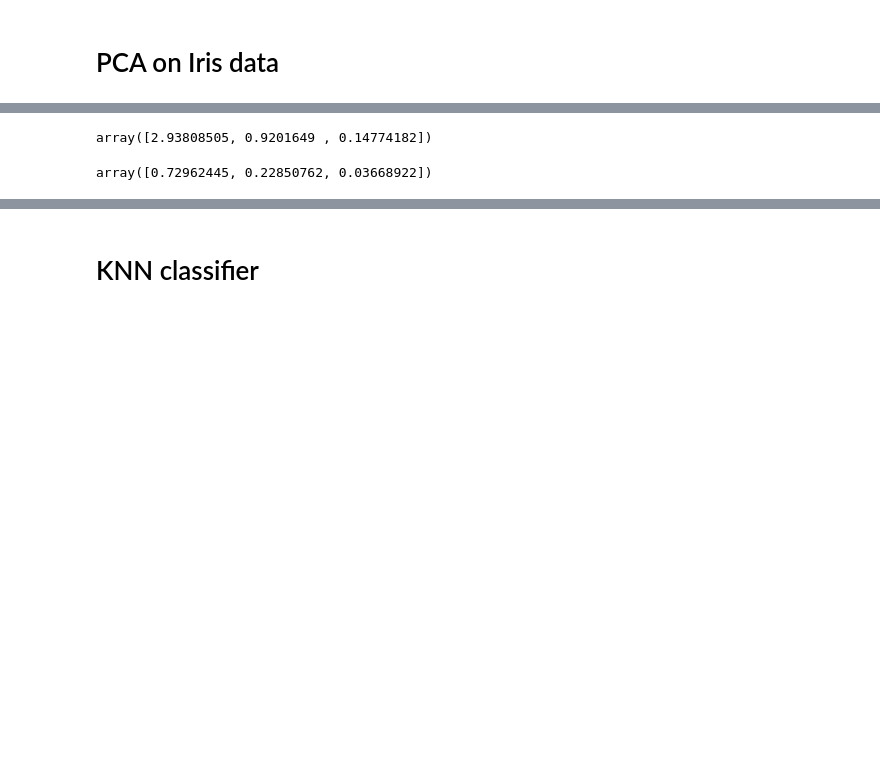
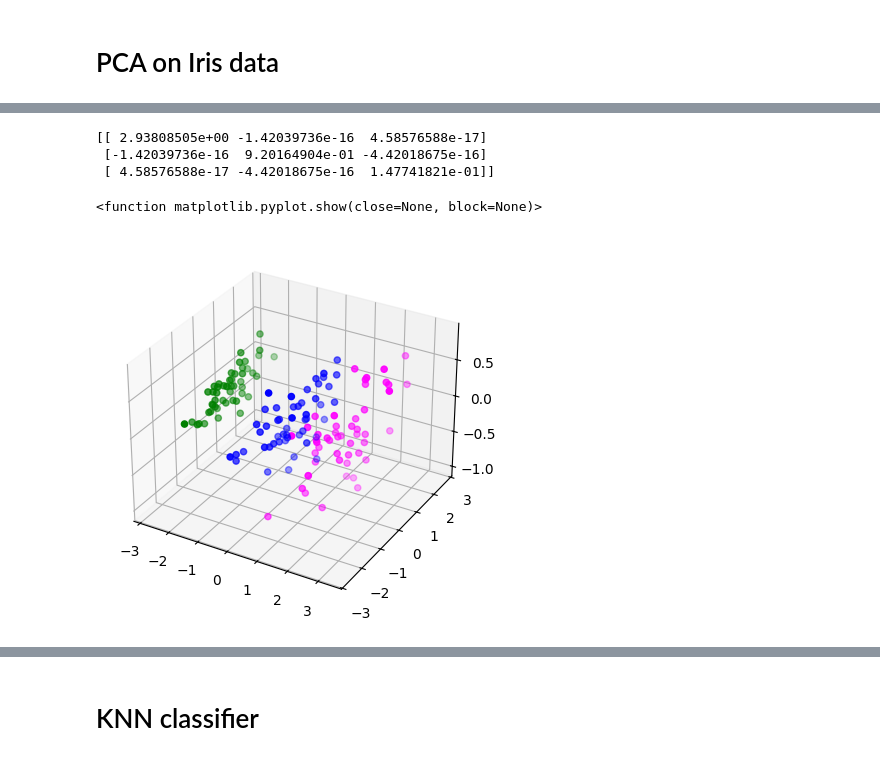
Before and after one commit to Mark1507/Kovychev_MLF, a Jupyter notebook: lab_04.ipynb, the cells around one changed output, grey strips where cells are left out. Saved outputs shown, nothing was run; the diff lists cells and outputs as text; code cells hidden in the pictures; blank space fills up the shorter version.

```diff
--- a/lab_04.ipynb
+++ b/lab_04.ipynb
@@ -45,28 +86,25 @@ plt.show
 # %%
 # Pre-processing is an important step, you can try either StandardScaler (zero mean, unit variance of features)
 # or MinMaxScaler (to interval from 0 to 1)
-from sklearn import preprocessing
+from sklearn import preprocessing, decomposition
 from sklearn.preprocessing import StandardScaler
 Xscaler = StandardScaler()
-Xpp=Xscaler.fit_transform(X)
+pca=Xscaler.fit_transform(X)
 
 # define PCA object (three components), fit and transform the data
 pca = decomposition.PCA(n_components=3)
 pca.fit(Xpp)
 Xpca = pca.transform(Xpp)
 print(pca.get_covariance())
 # you can plot the transformed feature space in 3D:
 axes2=plt.axes(projection='3d')
 axes2.scatter3D(Xpca[y==0,0],Xpca[y==0,1],Xpca[y==0,2],color='green')
 axes2.scatter3D(Xpca[y==1,0],Xpca[y==1,1],Xpca[y==1,2],color='blue')
 axes2.scatter3D(Xpca[y==2,0],Xpca[y==2,1],Xpca[y==2,2],color='magenta')
 plt.show
+# %% [output]
+[[ 2.93808505e+00 -1.42039736e-16  4.58576588e-17]
+ [-1.42039736e-16  9.20164904e-01 -4.42018675e-16]
+ [ 4.58576588e-17 -4.42018675e-16  1.47741821e-01]]
+<function matplotlib.pyplot.show(close=None, block=None)>
+[figure, added]
-# %%
-# Compute pca.explained_variance_ and pca.explained_cariance_ratio_values
-pca.explained_variance_
-# %% [output]
-array([2.93808505, 0.9201649 , 0.14774182])
-# %%
-pca.explained_variance_ratio_
-# %% [output]
-array([0.72962445, 0.22850762, 0.03668922])
```
Also changed, not shown: parts of 6 cells of this notebook.
